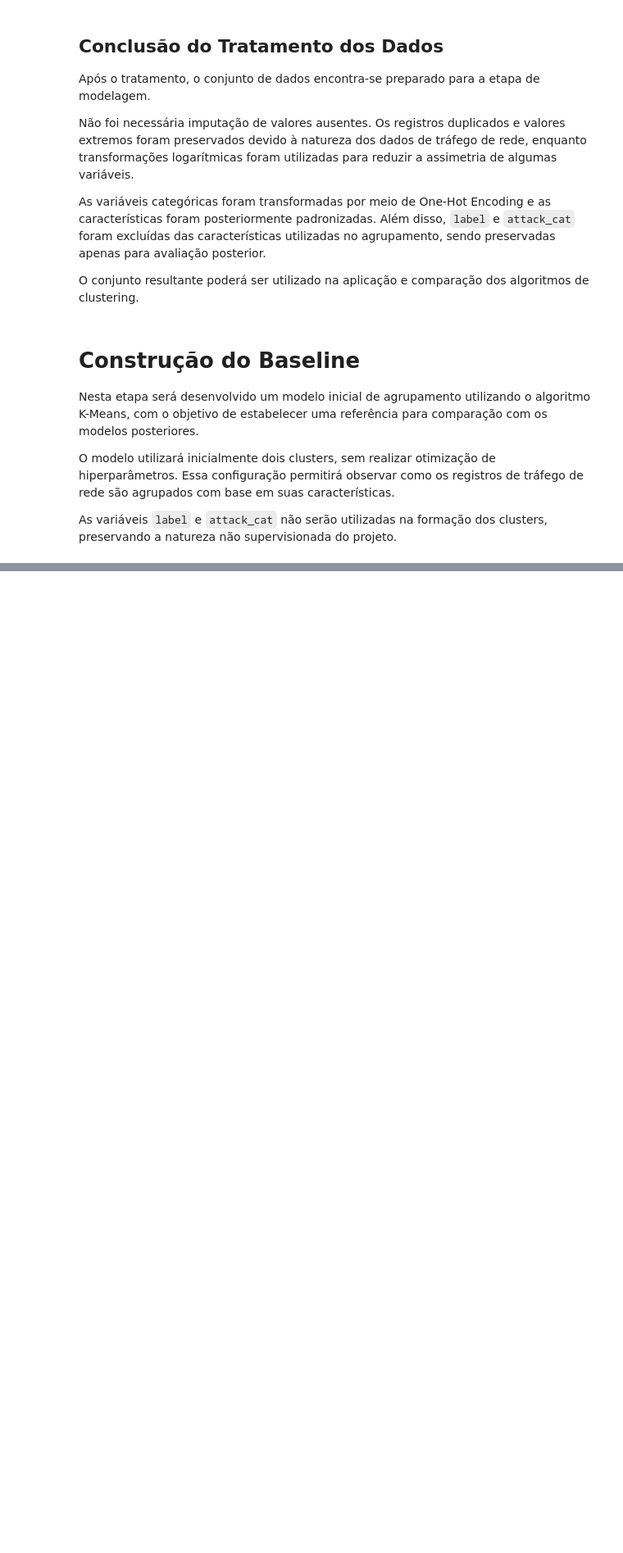
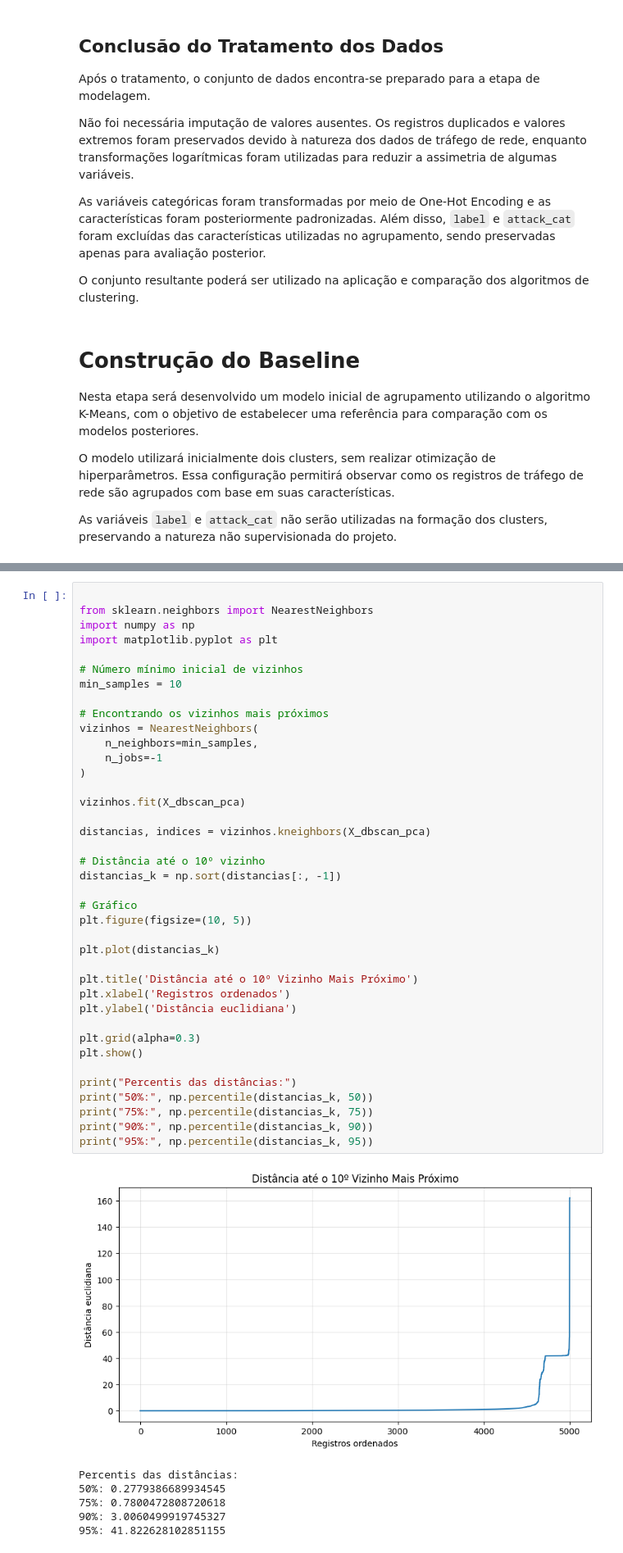
Before and after one commit to pedroemilio17/Machine_learning, a Jupyter notebook: 3_EDA_DOCUMENTADA.ipynb, the cells around one changed output, grey strips where cells are left out. Shown at 82% size. Cells and saved outputs as stored; diff of their text form; blank space fills up the shorter version.

```diff
--- a/3_EDA_DOCUMENTADA.ipynb
+++ b/3_EDA_DOCUMENTADA.ipynb
@@ -1204,0 +1519,46 @@ NameError: name 'X_scaled' is not defined
+# %%
+
+from sklearn.neighbors import NearestNeighbors
+import numpy as np
+import matplotlib.pyplot as plt
+
+# Número mínimo inicial de vizinhos
+min_samples = 10
+
+# Encontrando os vizinhos mais próximos
+vizinhos = NearestNeighbors(
+    n_neighbors=min_samples,
+    n_jobs=-1
+)
+
+vizinhos.fit(X_dbscan_pca)
+
+distancias, indices = vizinhos.kneighbors(X_dbscan_pca)
+
+# Distância até o 10º vizinho
+distancias_k = np.sort(distancias[:, -1])
+
+# Gráfico
+plt.figure(figsize=(10, 5))
+
+plt.plot(distancias_k)
+
+plt.title('Distância até o 10º Vizinho Mais Próximo')
+plt.xlabel('Registros ordenados')
+plt.ylabel('Distância euclidiana')
+
+plt.grid(alpha=0.3)
+plt.show()
+
+print("Percentis das distâncias:")
+print("50%:", np.percentile(distancias_k, 50))
+print("75%:", np.percentile(distancias_k, 75))
+print("90%:", np.percentile(distancias_k, 90))
+print("95%:", np.percentile(distancias_k, 95))
+# %% [output]
+[figure, added]
+Percentis das distâncias:
+50%: 0.2779386689934545
+75%: 0.7800472808720618
+90%: 3.0060499919745327
+95%: 41.822628102851155
```
Also changed, not shown: parts of 23 cells of this notebook.
